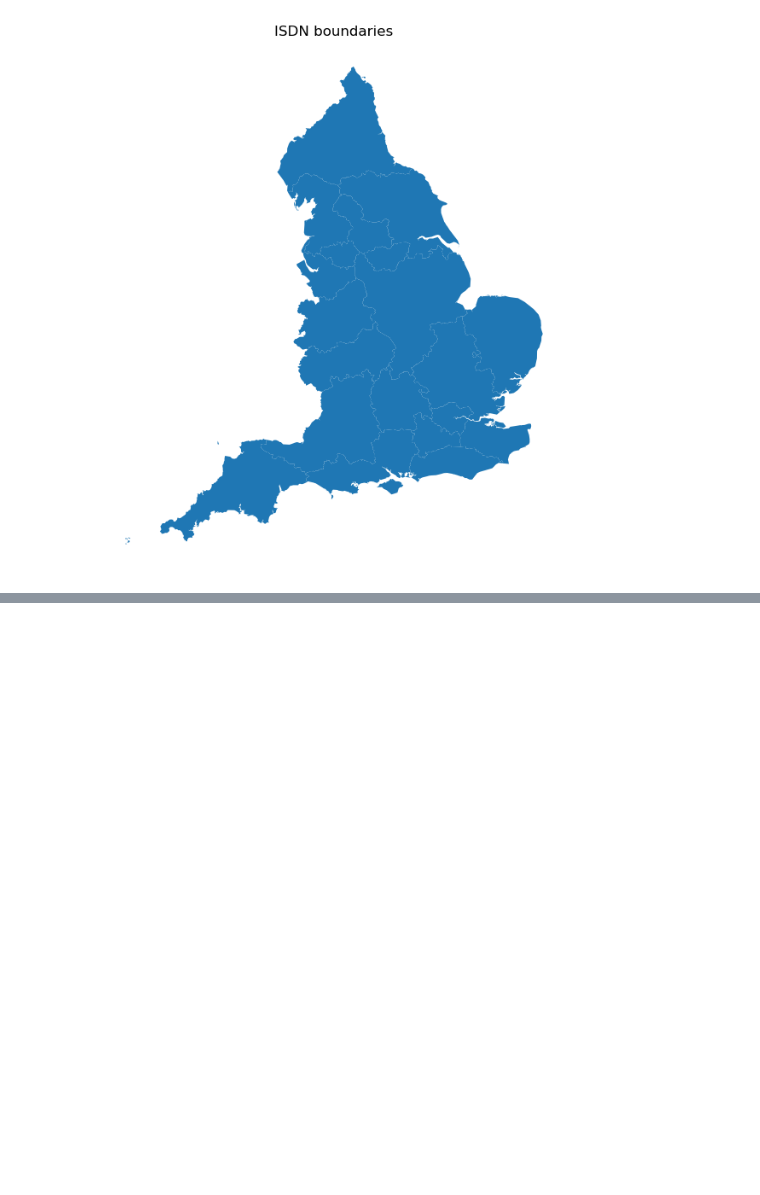
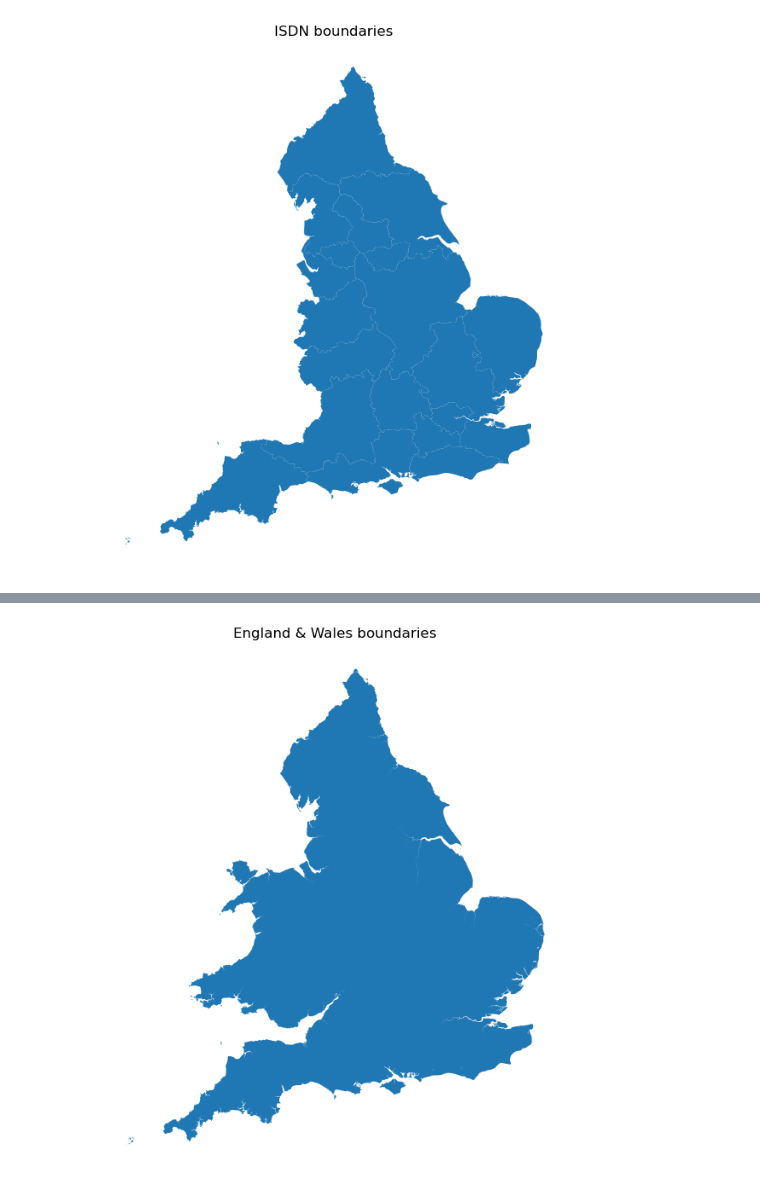
Before and after one commit to stroke-modelling/stroke-maps, a Jupyter notebook: docs/02_import_data.ipynb, the cells around one changed output, grey strips where cells are left out. Saved outputs shown, nothing was run; the diff lists cells and outputs as text; code cells hidden in the pictures; blank space fills up the shorter version.

```diff
--- a/docs/02_import_data.ipynb
+++ b/docs/02_import_data.ipynb
@@ -230,0 +248,6 @@ plot_boundaries(gdf_isdn, 'ISDN boundaries')
+# %%
+gdf_englandwales = stroke_maps.load_data.englandwales_outline()
+# %%
+plot_boundaries(gdf_englandwales, 'England & Wales boundaries')
+# %% [output]
+[figure, added]
```
Also changed, not shown: parts of 5 cells of this notebook, 3 other files.
